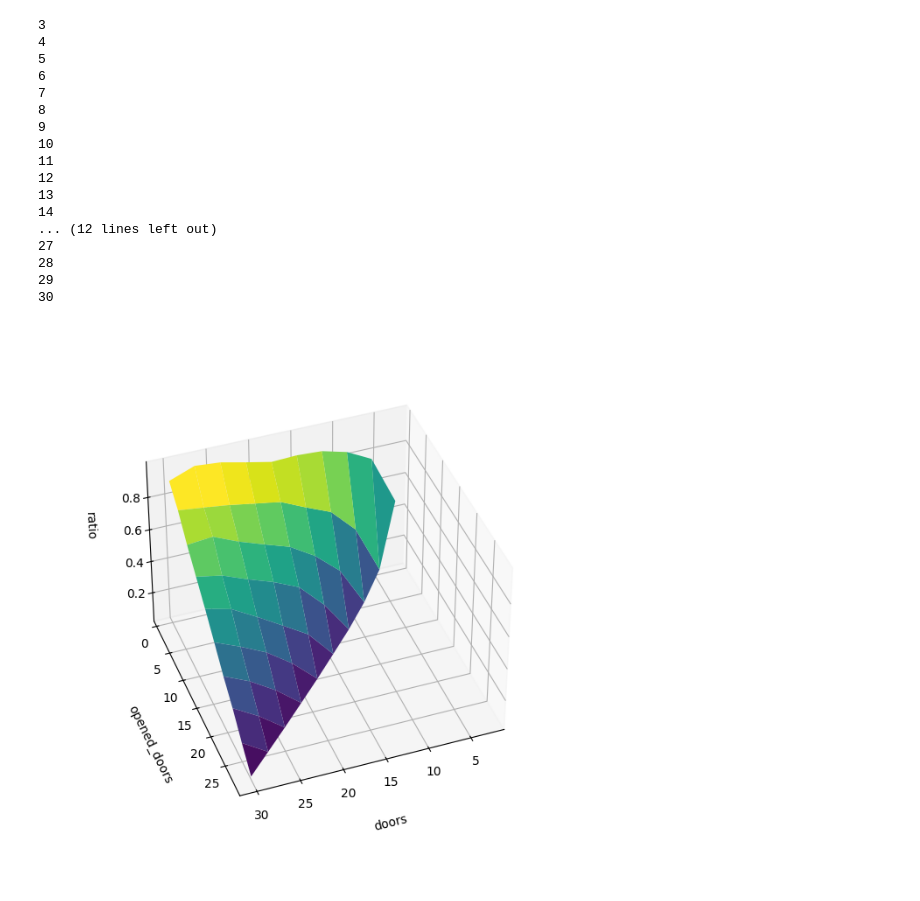
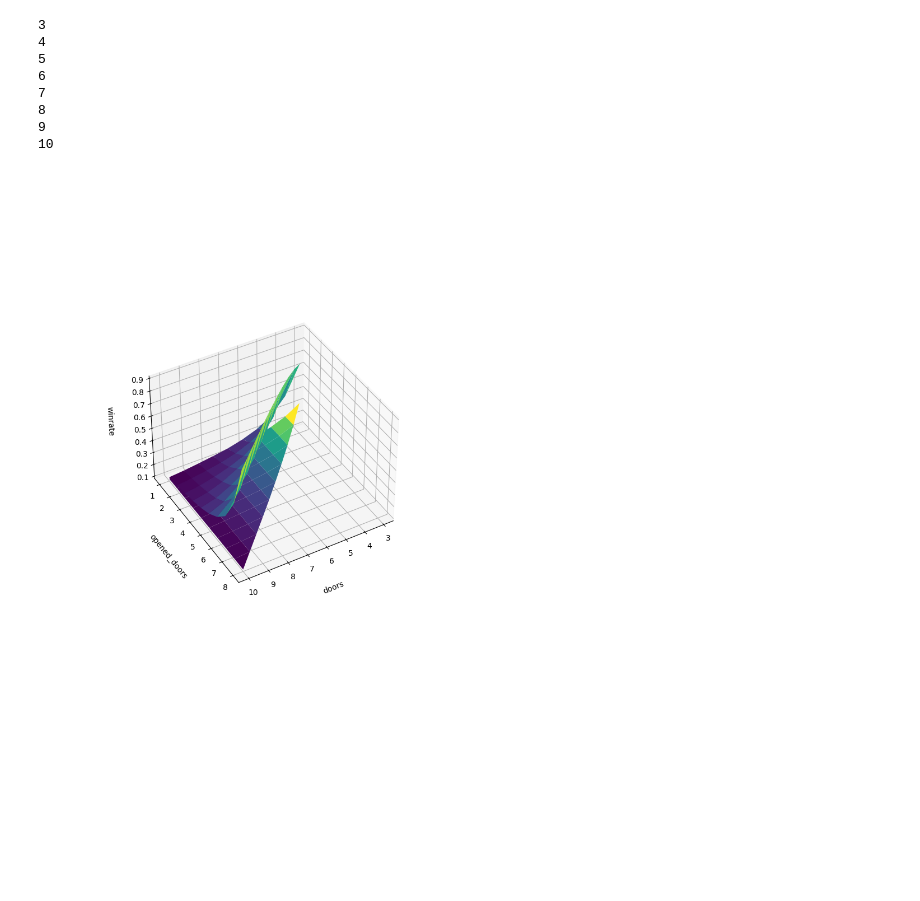
Before and after one commit to Diego-Albano/astrostatistics_bicocca_2024, a Jupyter notebook: working/W2/W2-4.ipynb, the cells around one changed output. Cells and saved outputs as stored; diff of their text form; code cells hidden in the pictures; blank space fills up the shorter version.

Commit message:
interactive plot

```diff
--- a/working/W2/W2-4.ipynb
+++ b/working/W2/W2-4.ipynb
@@ -8,12 +8,14 @@ from mpl_toolkits.mplot3d import Axes3D
 
 
 
-number_of_doors = 30     #n>3    the program goes as n^2 times the number of tries
+number_of_doors = 10     #n>3    the program goes as n^2 times the number of tries
 tries = 100000
 
 x = []      #number of doors
 y = []      #number of opened_doors
 z = []      #ratio between switcher and keeper
+k = []      #keeper winrate
+s = []      #switcher winrate
 
 for p in range(3, number_of_doors + 1):     #start from 3 doors so 0, 1 and 2
     print(p)
@@ -23,8 +25,9 @@ for p in range(3, number_of_doors + 1):     #start from 3 doors so 0, 1 and 2
 
         x.append(p)
         y.append(j)
+        keeper_score = 0
         switcher_score = 0
-        keeper_score = 0
+
 
         for l in range(tries):
 
@@ -46,19 +49,19 @@ for p in range(3, number_of_doors + 1):     #start from 3 doors so 0, 1 and 2
             doors[3][chosen_door] = 1       #set the chosen door
             doors[2][chosen_door] = 0          #close the chosen door
 
-            k=2     #records the number of closed doors
+            r=2     #records the number of closed doors
             if winning_door == chosen_door:
-                k = 1
+                r = 1
 
 
             for i in range(p):
-                if k == number_of_closed_doors:
+                if r == number_of_closed_doors:
                     break
                 if i == chosen_door or i == winning_door:        #don't want to count the already closed doors
                     continue
 
                 doors[2][i] = 0
-                k = k + 1
+                r = r + 1
 
 
 
@@ -75,19 +78,8 @@ for p in range(3, number_of_doors + 1):     #start from 3 doors so 0, 1 and 2
 
         ratio = float(keeper_score/switcher_score)
         z.append(ratio)
-
-plotx,ploty, = np.meshgrid(np.linspace(np.min(x),np.max(x),10),np.linspace(np.min(y),np.max(y),10))
-plotz = interp.griddata((x,y),z,(plotx,ploty),method='linear')
-
-fig = plt.figure(figsize = (8,10))
-ax = fig.add_subplot(111, projection='3d')
-ax.plot_surface(plotx, ploty, plotz, cstride=1, rstride=1, cmap='viridis')
-ax.set_xlabel('doors', labelpad=20)
-ax.set_ylabel('opened_doors', labelpad=20)
-ax.set_zlabel('ratio', labelpad=20)
-ax.view_init(40, 70)
-ax.set_box_aspect(aspect=None, zoom=0.8)
-#print(x , y, z)
+        k.append(float(keeper_score/tries))
+        s.append(float(switcher_score/tries))
 # %% [output]
 3
 4
@@ -97,13 +89,25 @@ ax.set_box_aspect(aspect=None, zoom=0.8)
 8
 9
 10
-11
-12
-13
-14
-... (12 lines left out)
-27
-28
-29
-30
-[figure, removed]
+# %%
+#it's here because I don't want to rerun the code every time I adjust the graph
+%matplotlib widget
+
+plotx,ploty, = np.meshgrid(np.linspace(np.min(x),np.max(x),10),np.linspace(np.min(y),np.max(y),10))
+#plotz = interp.griddata((x,y),z,(plotx,ploty),method='linear')
+plotk = interp.griddata((x,y), k, (plotx,ploty), method='linear')
+plots = interp.griddata((x,y), s, (plotx,ploty), method='linear')
+
+fig = plt.figure(figsize = (8,10))
+ax = fig.add_subplot(111, projection='3d')
+#ax.plot_surface(plotx, ploty, plotz, cstride=1, rstride=1, cmap='viridis')
+ax.plot_surface(plotx, ploty, plotk, cstride=1, rstride=1, cmap='viridis')
+ax.plot_surface(plotx, ploty, plots, cstride=1, rstride=1, cmap='viridis')
+ax.set_xlabel('doors', labelpad=20)
+ax.set_ylabel('opened_doors', labelpad=20)
+ax.set_zlabel('winrate', labelpad=20)
+ax.view_init(40, 60)
+ax.set_box_aspect(aspect=None, zoom=0.8)
+#print(x , y, z)
+# %% [output]
+[figure, added]
```
Also changed, not shown: 1 other file.
